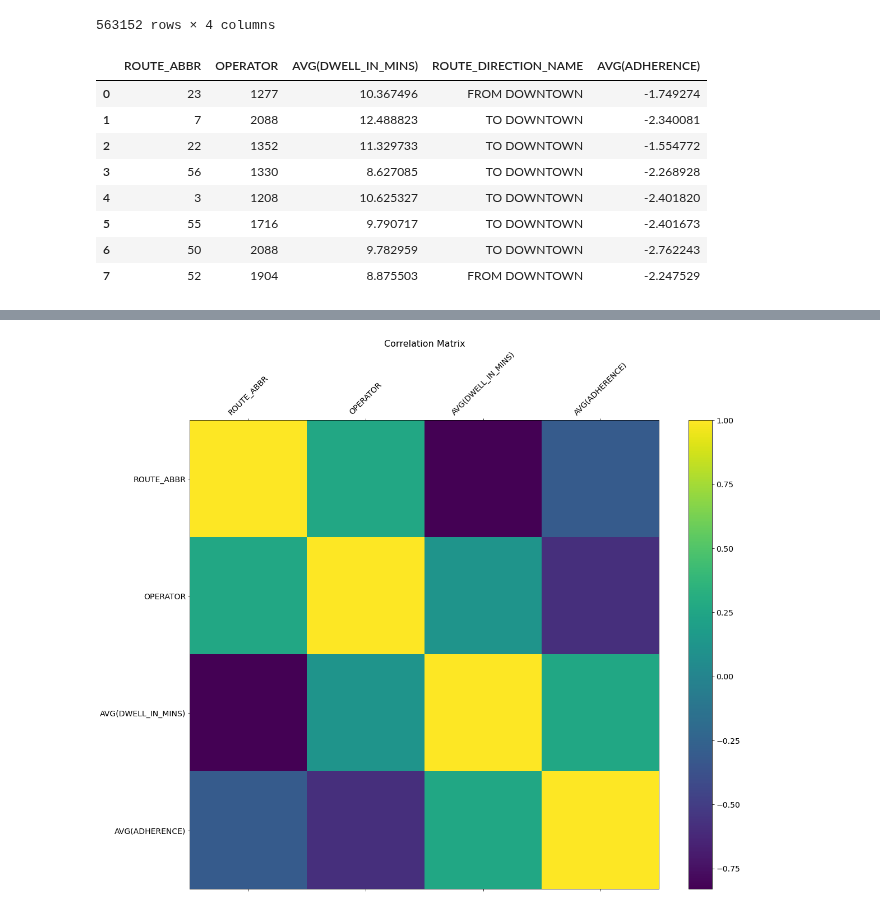
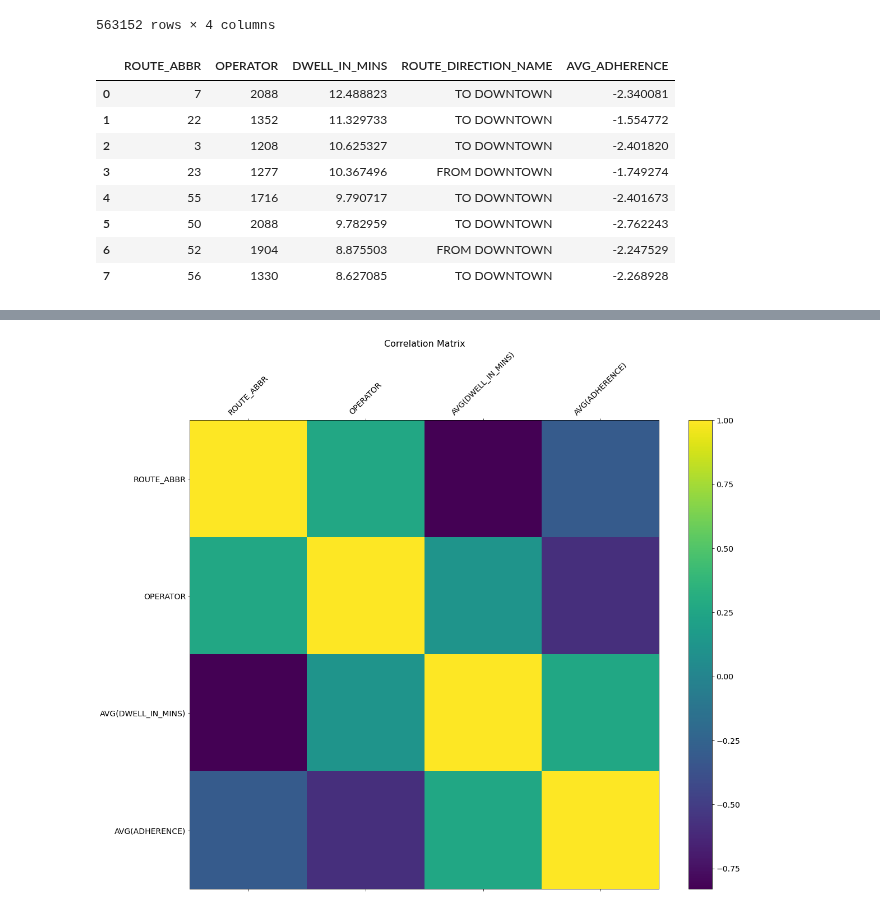
Before and after one commit to NSS-Data-Analytics-Cohort-7/wego-shut_up_and_take_my_query, a Jupyter notebook: WeGo/notebooks/Untitled1.ipynb, the cells around one changed output, grey strips where cells are left out. Saved outputs shown, nothing was run; the diff lists cells and outputs as text; code cells hidden in the pictures.

```diff
--- a/WeGo/notebooks/Untitled1.ipynb
+++ b/WeGo/notebooks/Untitled1.ipynb
@@ -90,17 +90,17 @@ question_6
 | 563151 | 55 | 0.016666 | FROM DOWNTOWN | -15.883333 |
 563152 rows × 4 columns
 # %%
-sql_df2 = 'SELECT ROUTE_ABBR, OPERATOR, AVG(DWELL_IN_MINS), ROUTE_DIRECTION_NAME, AVG(ADHERENCE) FROM drop_df WHERE DWELL_IN_MINS > 0 GROUP BY ROUTE_ABBR ORDER BY DWELL_IN_MINS DESC'
+sql_df2 = 'SELECT ROUTE_ABBR, OPERATOR, AVG(DWELL_IN_MINS) AS DWELL_IN_MINS, ROUTE_DIRECTION_NAME, AVG(ADHERENCE) AS AVG_ADHERENCE FROM drop_df WHERE DWELL_IN_MINS > 0 GROUP BY ROUTE_ABBR ORDER BY DWELL_IN_MINS DESC'
 sqldf(sql_df2, globals())
 question_6_1 = sqldf(sql_df2, globals())
 question_6_1
 # %% [output]
-|  | ROUTE_ABBR | OPERATOR | AVG(DWELL_IN_MINS) | ROUTE_DIRECTION_NAME | AVG(ADHERENCE) |
-| 0 | 23 | 1277 | 10.367496 | FROM DOWNTOWN | -1.749274 |
-| 1 | 7 | 2088 | 12.488823 | TO DOWNTOWN | -2.340081 |
-| 2 | 22 | 1352 | 11.329733 | TO DOWNTOWN | -1.554772 |
-| 3 | 56 | 1330 | 8.627085 | TO DOWNTOWN | -2.268928 |
-| 4 | 3 | 1208 | 10.625327 | TO DOWNTOWN | -2.401820 |
-| 5 | 55 | 1716 | 9.790717 | TO DOWNTOWN | -2.401673 |
-| 6 | 50 | 2088 | 9.782959 | TO DOWNTOWN | -2.762243 |
-| 7 | 52 | 1904 | 8.875503 | FROM DOWNTOWN | -2.247529 |
+|  | ROUTE_ABBR | OPERATOR | DWELL_IN_MINS | ROUTE_DIRECTION_NAME | AVG_ADHERENCE |
+| 0 | 7 | 2088 | 12.488823 | TO DOWNTOWN | -2.340081 |
+| 1 | 22 | 1352 | 11.329733 | TO DOWNTOWN | -1.554772 |
+| 2 | 3 | 1208 | 10.625327 | TO DOWNTOWN | -2.401820 |
+| 3 | 23 | 1277 | 10.367496 | FROM DOWNTOWN | -1.749274 |
+| 4 | 55 | 1716 | 9.790717 | TO DOWNTOWN | -2.401673 |
+| 5 | 50 | 2088 | 9.782959 | TO DOWNTOWN | -2.762243 |
+| 6 | 52 | 1904 | 8.875503 | FROM DOWNTOWN | -2.247529 |
+| 7 | 56 | 1330 | 8.627085 | TO DOWNTOWN | -2.268928 |
```
Also changed, not shown: parts of 3 cells of this notebook.
